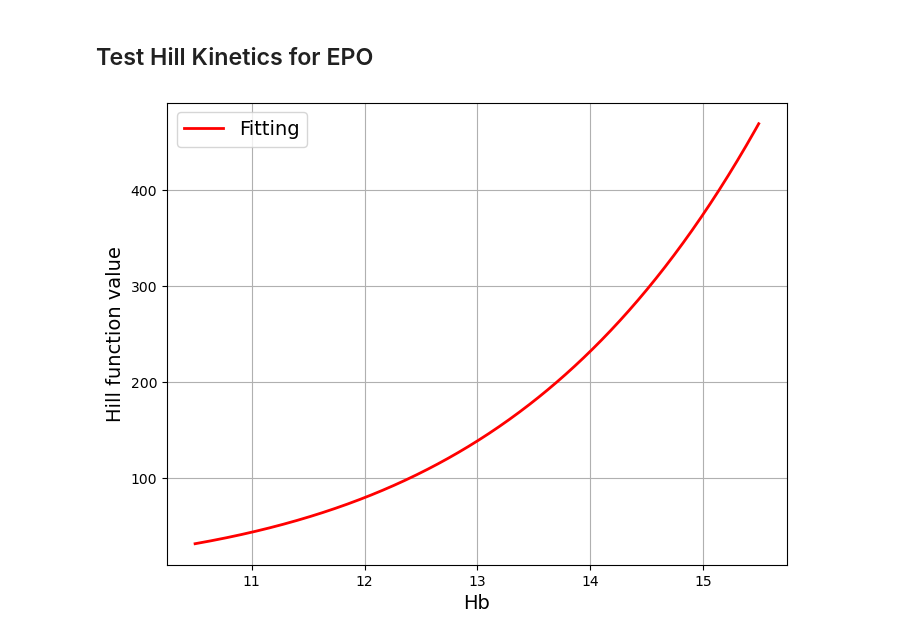
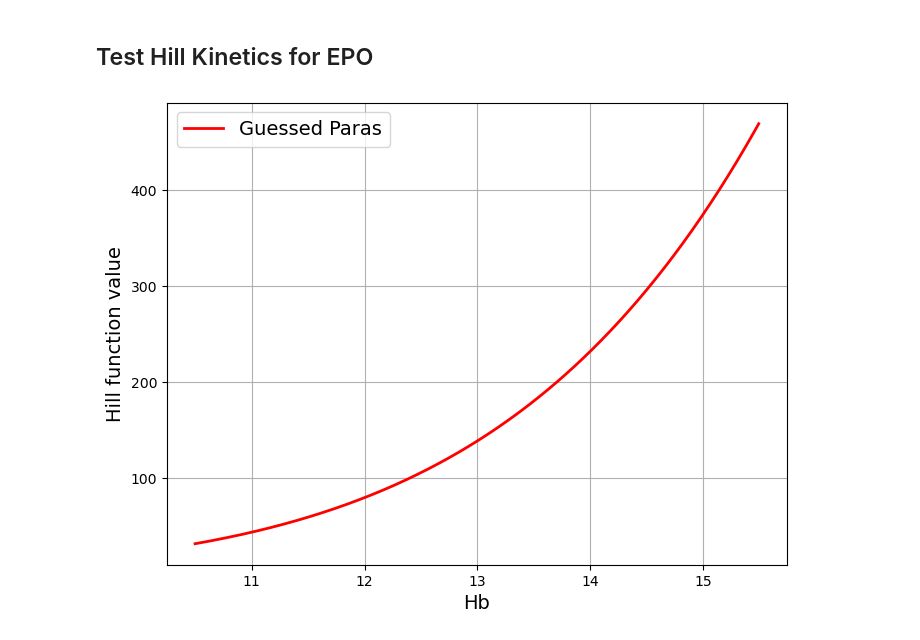
Before and after one commit to Nexia23/PTH_model_chapter, a Jupyter notebook: notebooks/plot_dependeces.ipynb, the cells around one changed output. Drawn from its saved outputs; the diff is of its cells as text; code cells hidden in the pictures.

```diff
--- a/notebooks/plot_dependeces.ipynb
+++ b/notebooks/plot_dependeces.ipynb
@@ -72,14 +73,14 @@ vals = hill_func(hb, 15600, 0.0382, 6.96)**(-1)
 # %%
 fig, ax = plt.subplots(figsize=(8, 6))
 
-ax.plot(hb, vals, color='red', linewidth=2, label='Fitting')
+ax.plot(hb, vals, color='red', linewidth=2, label='Guessed Paras')
 #ax.plot(hkt, 1+step_1+step_2+step_3,color='black', label='Step-idea 1')
 
 ax.set_xlabel('Hb', fontsize=14)
 ax.set_ylabel('Hill function value', fontsize=14)
 #ax.set_title('MAT vs HKT', fontsize=14)
 ax.grid(True)
 ax.legend(loc='best', fontsize=14)
 plt.show()
 # %% [output]
-[figure, old version]
+[figure, new version]
```
Also changed, not shown: parts of 4 cells of this notebook.
